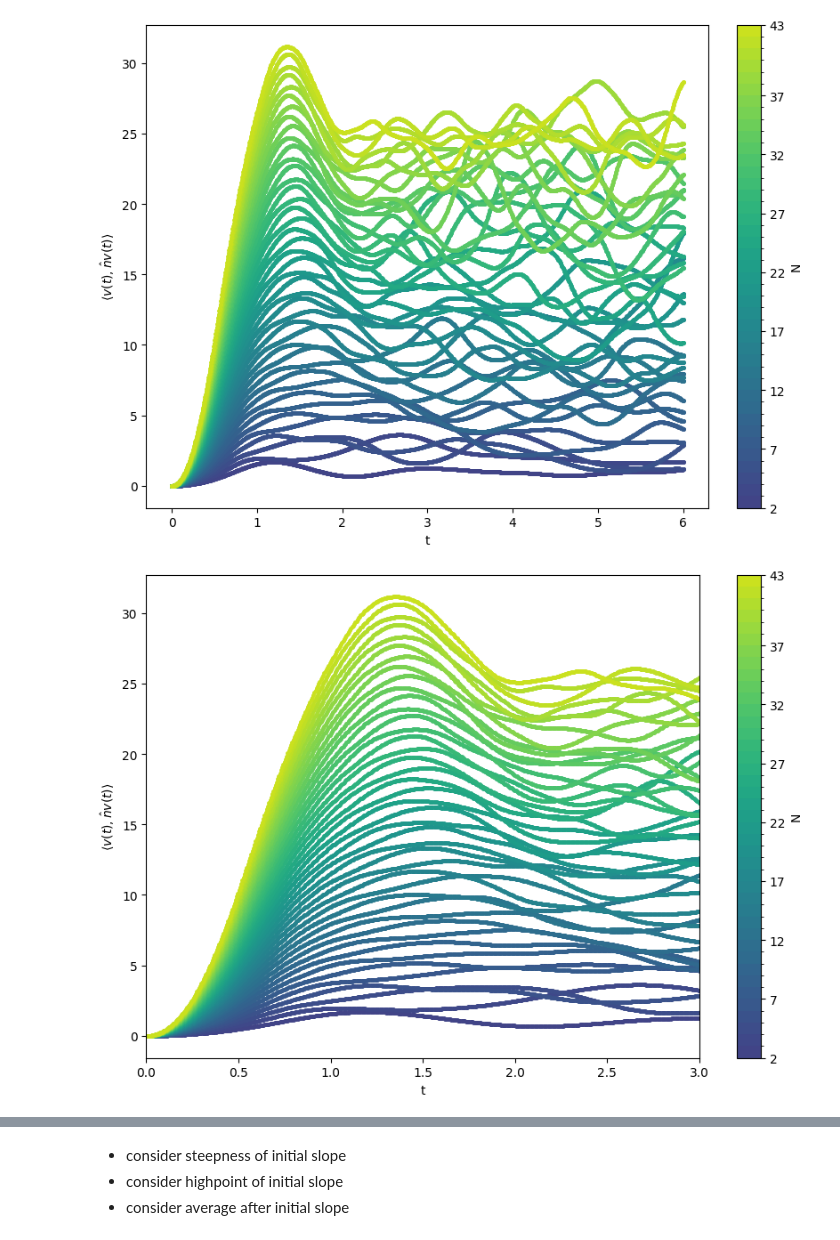
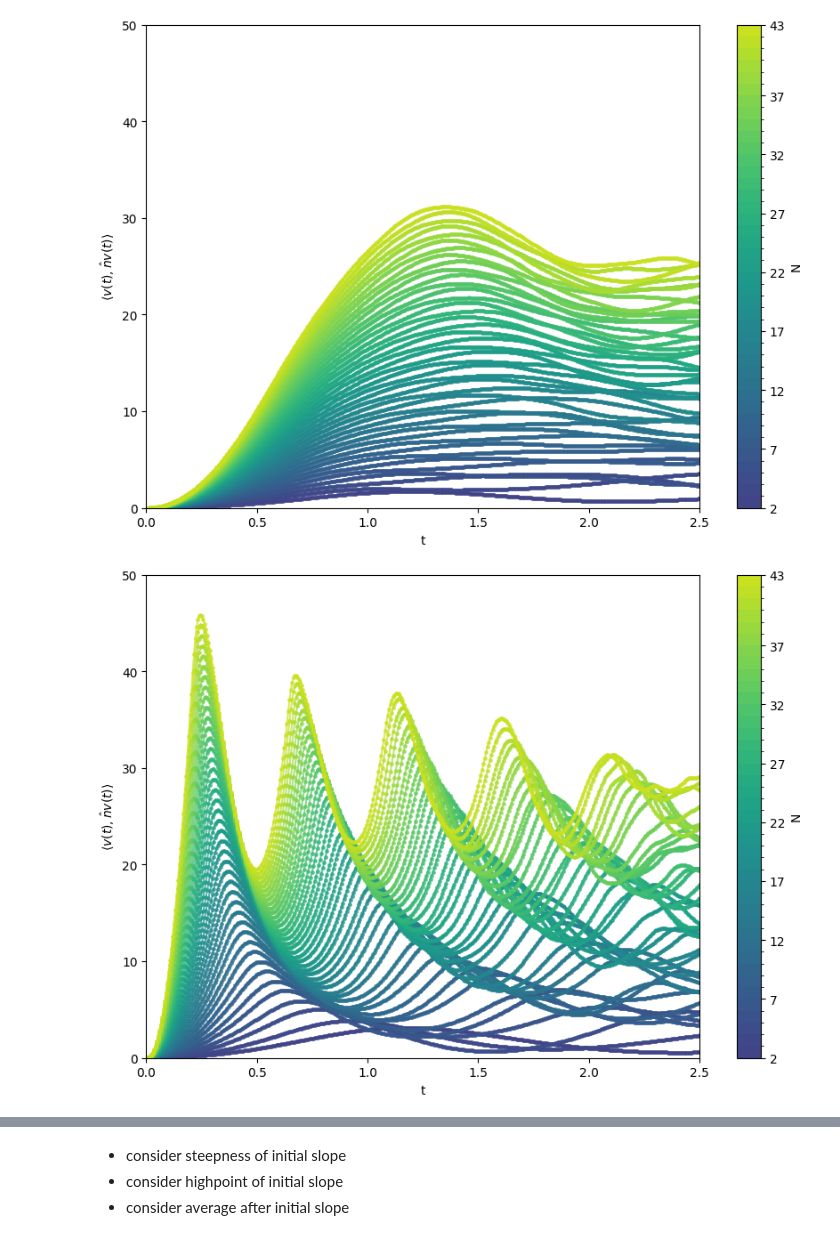
Before and after one commit to LeonhardRichter/CP2_hamiltonian_diagonalization, a Jupyter notebook: analysis_of_photon_count.ipynb, the cells around one changed output, grey strips where cells are left out. Saved outputs shown, nothing was run; the diff lists cells and outputs as text; code cells hidden in the pictures.

```diff
--- a/analysis_of_photon_count.ipynb
+++ b/analysis_of_photon_count.ipynb
@@ -51,14 +75,12 @@ def plot_data(
     if min_N is None:
         min_N = min(Ns)
 
+    # apriori filter for everything
     filter = np.logical_and(Ns <= max_N, min_N <= Ns)
 
-    if N_selection is not None:
-        filter = np.logical_and(filter, np.isin(Ns, N_selection))
-
-    xs = xs[Ns <= 43]
-    ys = ys[Ns <= 43]
-    Ns = Ns[Ns <= 43]
+    xs = xs[filter]
+    ys = ys[filter]
+    Ns = Ns[filter]
 
     fig, ax = plt.subplots()
     fig.set_layout_engine("constrained")
@@ -72,13 +94,20 @@ def plot_data(
     cmap = truncate_colormap(mpl.cm.viridis, 0.2, 0.92, len(ys))
     colors = cmap(np.linspace(0, 1, len(ys)))
 
-    for N, x, y, c, f in zip(Ns, xs, ys, colors, filter):
+    # a posterori filter just for the selection of graphs, colors are unaffected
+    if N_selection is not None:
+        selection_filter = np.isin(Ns, N_selection)
+    if N_selection is None:
+        selection_filter = np.ones_like(Ns)
+
+    for N, x, y, c, f in zip(Ns, xs, ys, colors, selection_filter):
         if f:
             ax.plot(
                 x,
                 y,
                 "o-",
-                linewidth=1.5,
+                alpha=0.7,
+                # linewidth=1.5,
                 # markeredgewidth=1,
                 markersize=2.5,
                 label=f"N={N}",
@@ -102,22 +131,27 @@ def plot_data(
         orientation="vertical",
         # ticks=Ns,
     )
+
     # always add highest N to ticks
     cbar_ticks = list(cbar.get_ticks())
     cbar_ticks.append(Ns[-1])
     if cbar_ticks[-1] - cbar_ticks[-2] <= 1:
         cbar_ticks.pop(-2)
+
+    # filter ticks for selected graphs
+    if N_selection is not None:
+        cbar_ticks = N_selection
+
     cbar_ticks = np.array(cbar_ticks)
-    # filter ticks for selected graphs
-    cbar_ticks = cbar_ticks[np.isin(cbar_ticks, Ns[filter])]
 
     cbar.set_ticks(cbar_ticks)
     return fig
 # %%
-fig1 = plot_data(data, max_N=43)
-fig2 = plot_data(data, max_N=43, x=(0, 3))
-fig3 = plot_data(data, max_N=43, x=(0, 2))
-fig4 = plot_data(data, max_N=43, N_selection=[22, 30, 7])
+fig1 = plot_data(data_excited, max_N=43, x=(0, 2.5), y=(0, 50))
+fig1s = plot_data(data_superradient, max_N=43, x=(0, 2.5), y=(0, 50))
+# fig2 = plot_data(data_excited, max_N=43, x=(0, 3))
+# fig3 = plot_data(data_excited, max_N=43, x=(0, 2))
+# fig4 = plot_data(data_excited, max_N=43, N_selection=[22, 30, 7])
 # %% [output]
-[figure, old version]
+[figure, new version]
-[figure, old version]
+[figure, new version]
```
Also changed, not shown: parts of 6 cells of this notebook, 1 other file.
